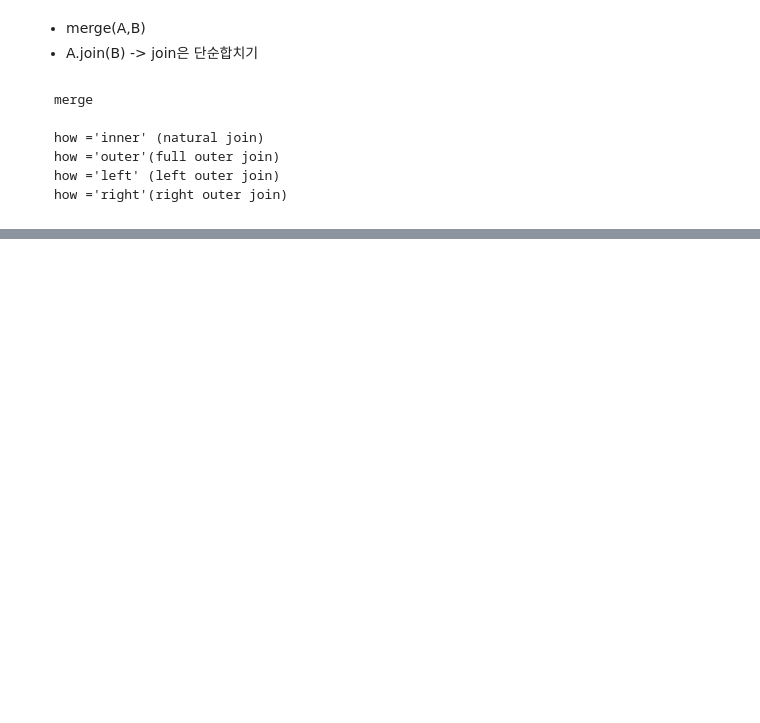
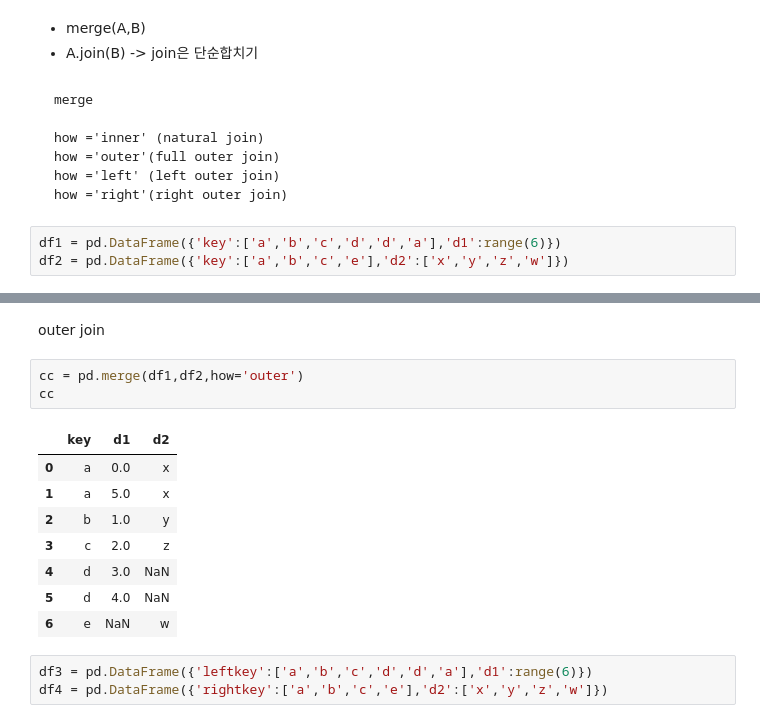
Before and after one commit to ari950505/Fintech, a Jupyter notebook: statistics/실습_TA/TA_01_review.ipynb, the cells around one changed output, grey strips where cells are left out. Saved outputs shown, nothing was run; the diff lists cells and outputs as text; blank space fills up the shorter version.

````diff
--- a/statistics/실습_TA/TA_01_review.ipynb
+++ b/statistics/실습_TA/TA_01_review.ipynb
@@ -442,3 +448,6 @@ how ='outer'(full outer join)
 how ='left' (left outer join)
 how ='right'(right outer join)
 ```
+# %%
+df1 = pd.DataFrame({'key':['a','b','c','d','d','a'],'d1':range(6)})
+df2 = pd.DataFrame({'key':['a','b','c','e'],'d2':['x','y','z','w']})
@@ -444,0 +508,17 @@ how ='right'(right outer join)
+# %% [markdown]
+outer join
+# %%
+cc = pd.merge(df1,df2,how='outer')
+cc
+# %% [output]
+|  | key | d1 | d2 |
+| 0 | a | 0.0 | x |
+| 1 | a | 5.0 | x |
+| 2 | b | 1.0 | y |
+| 3 | c | 2.0 | z |
+| 4 | d | 3.0 | NaN |
+| 5 | d | 4.0 | NaN |
+| 6 | e | NaN | w |
+# %%
+df3 = pd.DataFrame({'leftkey':['a','b','c','d','d','a'],'d1':range(6)})
+df4 = pd.DataFrame({'rightkey':['a','b','c','e'],'d2':['x','y','z','w']})
````
Also changed, not shown: parts of 11 cells of this notebook.
